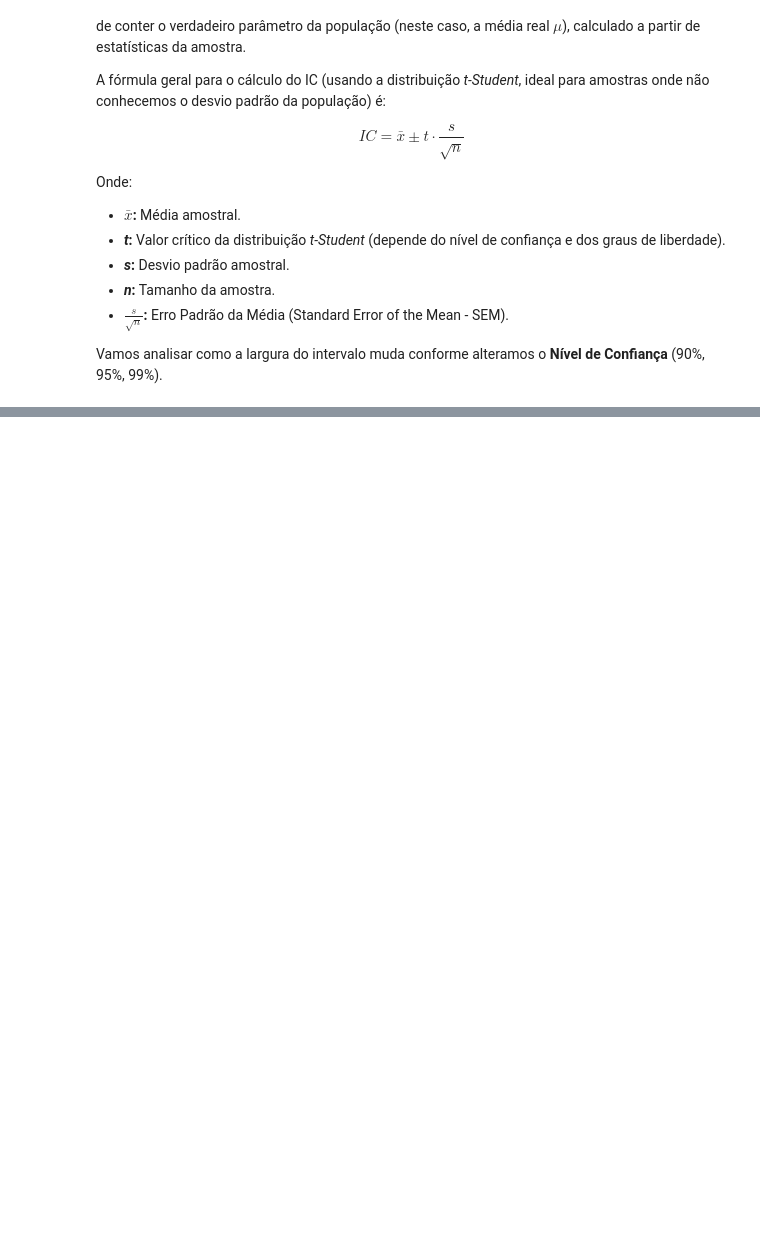
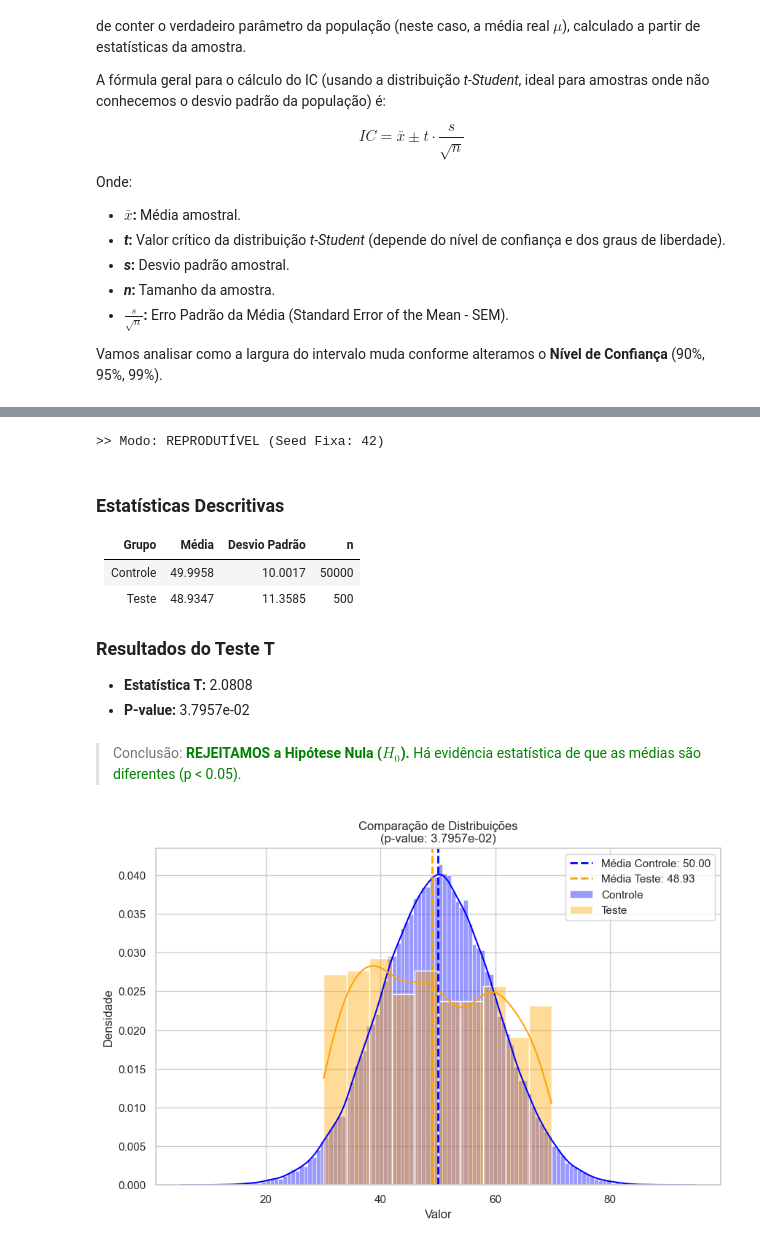
Before and after one commit to reali-705/matematica_computacional, a Jupyter notebook: atividades/atividade2-2.ipynb, the cells around one changed output, grey strips where cells are left out. Cells and saved outputs as stored; diff of their text form; code cells hidden in the pictures; blank space fills up the shorter version.

```diff
--- a/atividades/atividade2-2.ipynb
+++ b/atividades/atividade2-2.ipynb
@@ -282,0 +344,34 @@ analisar_intervalo_confianca(dados_amostra, NIVEIS_CONFIANCA)
+# %%
+# --- CONFIGURAÇÃO DA ALEATORIEDADE ---
+configurar_semente(aleatorio=False)
+
+ALPHA = 0.05
+MEDIA = 50
+QUANTIDADE = 500
+DESVIO = 10
+
+
+# Grupo Controle
+controle = np.random.normal(loc=MEDIA, scale=DESVIO, size=QUANTIDADE * 100)
+
+# Grupos de Teste
+# Distribuição Uniforme [60, 80]
+teste_uniforme = np.random.uniform(low=MEDIA - 2 * DESVIO, high=MEDIA + 2 * DESVIO, size=QUANTIDADE)
+
+# --- EXECUTANDO AS ANÁLISES ---
+analisar_teste_hipotese(controle, teste_uniforme, ALPHA)
+# %% [output]
+>> Modo: REPRODUTÍVEL (Seed Fixa: 42)
+
+### Estatísticas Descritivas
+| Grupo | Média | Desvio Padrão | n |
+| --- | --- | --- | --- |
+| Controle | 49.9958 | 10.0017 | 50000 |
+| Teste | 48.9347 | 11.3585 | 500 |
+
+### Resultados do Teste T
+- **Estatística T:** 2.0808
+- **P-value:** 3.7957e-02
+> Conclusão: <span style='color:green'>**REJEITAMOS a Hipótese Nula ($H_0$).**
+Há evidência estatística de que as médias são diferentes (p < 0.05).</span>
+[figure, added]
```
Also changed, not shown: parts of 7 cells of this notebook.
